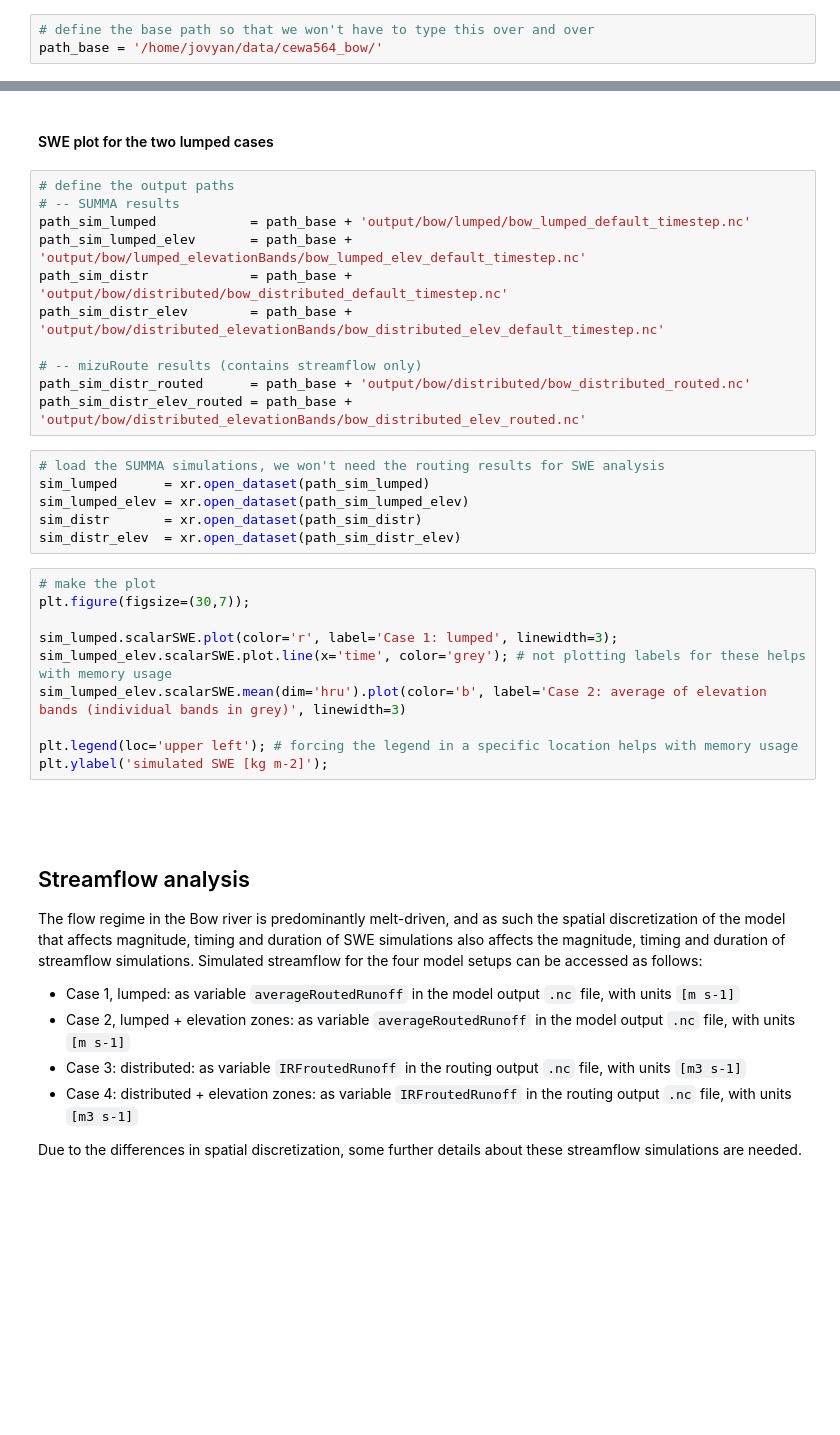
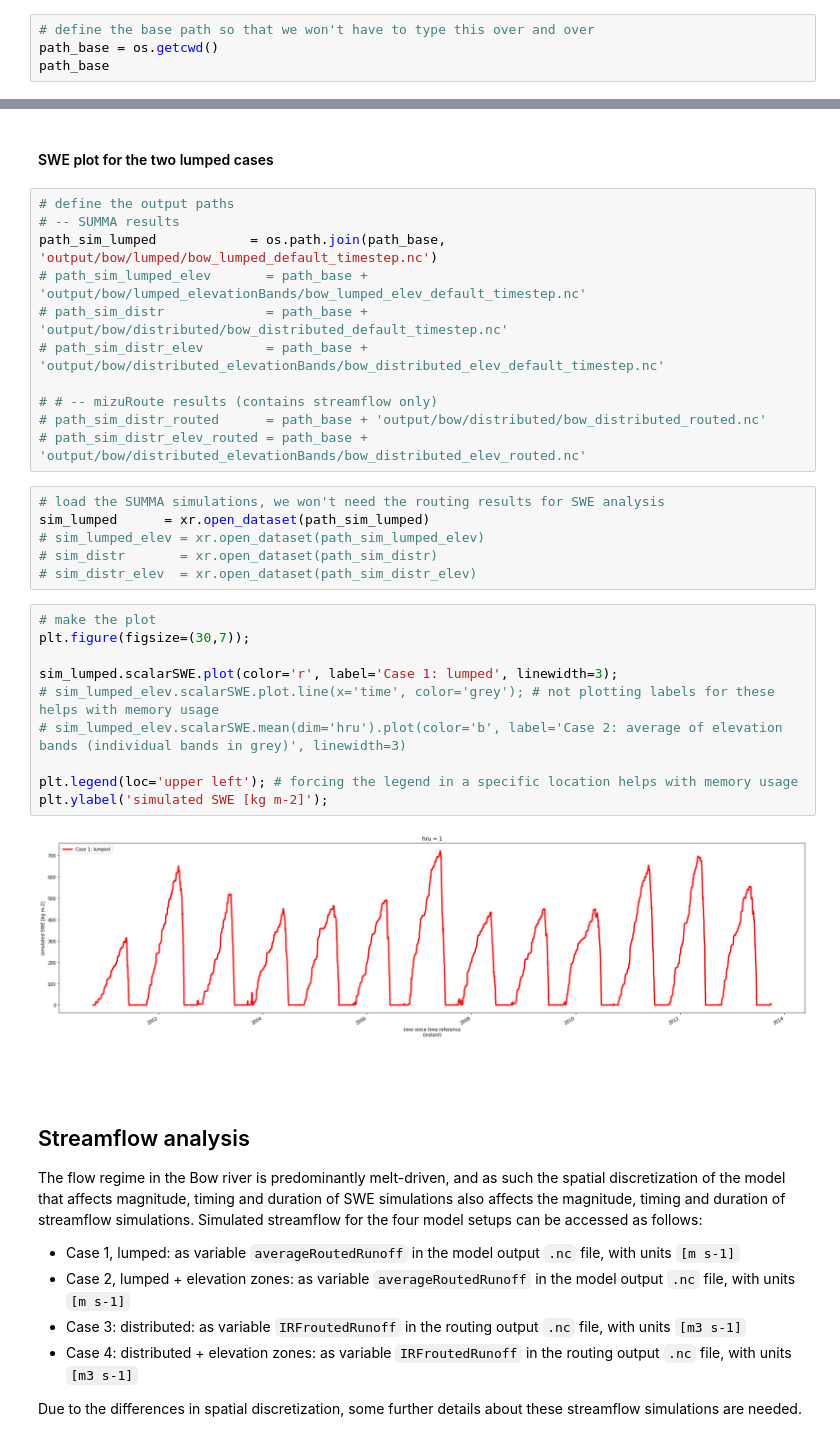
Before and after one commit to pritamd47/cewa564_bow, a Jupyter notebook: bow_river_above_banff_setup.ipynb, the cells around one changed output, grey strips where cells are left out. Drawn from its saved outputs; the diff is of its cells as text; blank space fills up the shorter version.

```diff
--- a/bow_river_above_banff_setup.ipynb
+++ b/bow_river_above_banff_setup.ipynb
@@ -39,4 +39,5 @@ import geopandas as gpd
 import matplotlib.pyplot as plt
 # %%
 # define the base path so that we won't have to type this over and over
-path_base = '/home/jovyan/data/cewa564_bow/'
+path_base = os.getcwd()
+path_base
@@ -177,30 +200,32 @@ The spatial discretization of models affects the magnitude, timing and duration
 # %%
 # define the output paths
 # -- SUMMA results
-path_sim_lumped            = path_base + 'output/bow/lumped/bow_lumped_default_timestep.nc'
-path_sim_lumped_elev       = path_base + 'output/bow/lumped_elevationBands/bow_lumped_elev_default_timestep.nc'
-path_sim_distr             = path_base + 'output/bow/distributed/bow_distributed_default_timestep.nc'
-path_sim_distr_elev        = path_base + 'output/bow/distributed_elevationBands/bow_distributed_elev_default_timestep.nc'
+path_sim_lumped            = os.path.join(path_base, 'output/bow/lumped/bow_lumped_default_timestep.nc')
+# path_sim_lumped_elev       = path_base + 'output/bow/lumped_elevationBands/bow_lumped_elev_default_timestep.nc'
+# path_sim_distr             = path_base + 'output/bow/distributed/bow_distributed_default_timestep.nc'
+# path_sim_distr_elev        = path_base + 'output/bow/distributed_elevationBands/bow_distributed_elev_default_timestep.nc'
 
-# -- mizuRoute results (contains streamflow only)
-path_sim_distr_routed      = path_base + 'output/bow/distributed/bow_distributed_routed.nc'
-path_sim_distr_elev_routed = path_base + 'output/bow/distributed_elevationBands/bow_distributed_elev_routed.nc'
+# # -- mizuRoute results (contains streamflow only)
+# path_sim_distr_routed      = path_base + 'output/bow/distributed/bow_distributed_routed.nc'
+# path_sim_distr_elev_routed = path_base + 'output/bow/distributed_elevationBands/bow_distributed_elev_routed.nc'
 # %%
 # load the SUMMA simulations, we won't need the routing results for SWE analysis
 sim_lumped      = xr.open_dataset(path_sim_lumped)
-sim_lumped_elev = xr.open_dataset(path_sim_lumped_elev)
-sim_distr       = xr.open_dataset(path_sim_distr)
-sim_distr_elev  = xr.open_dataset(path_sim_distr_elev)
+# sim_lumped_elev = xr.open_dataset(path_sim_lumped_elev)
+# sim_distr       = xr.open_dataset(path_sim_distr)
+# sim_distr_elev  = xr.open_dataset(path_sim_distr_elev)
 # %%
 # make the plot
 plt.figure(figsize=(30,7));
 
 sim_lumped.scalarSWE.plot(color='r', label='Case 1: lumped', linewidth=3);
-sim_lumped_elev.scalarSWE.plot.line(x='time', color='grey'); # not plotting labels for these helps with memory usage
-sim_lumped_elev.scalarSWE.mean(dim='hru').plot(color='b', label='Case 2: average of elevation bands (individual bands in grey)', linewidth=3)
+# sim_lumped_elev.scalarSWE.plot.line(x='time', color='grey'); # not plotting labels for these helps with memory usage
+# sim_lumped_elev.scalarSWE.mean(dim='hru').plot(color='b', label='Case 2: average of elevation bands (individual bands in grey)', linewidth=3)
 
 plt.legend(loc='upper left'); # forcing the legend in a specific location helps with memory usage
 plt.ylabel('simulated SWE [kg m-2]');
+# %% [output]
+[figure, added]
 # %% [markdown]
 <br>
 <br>
```
Also changed, not shown: parts of 6 cells of this notebook, 1 other file.
